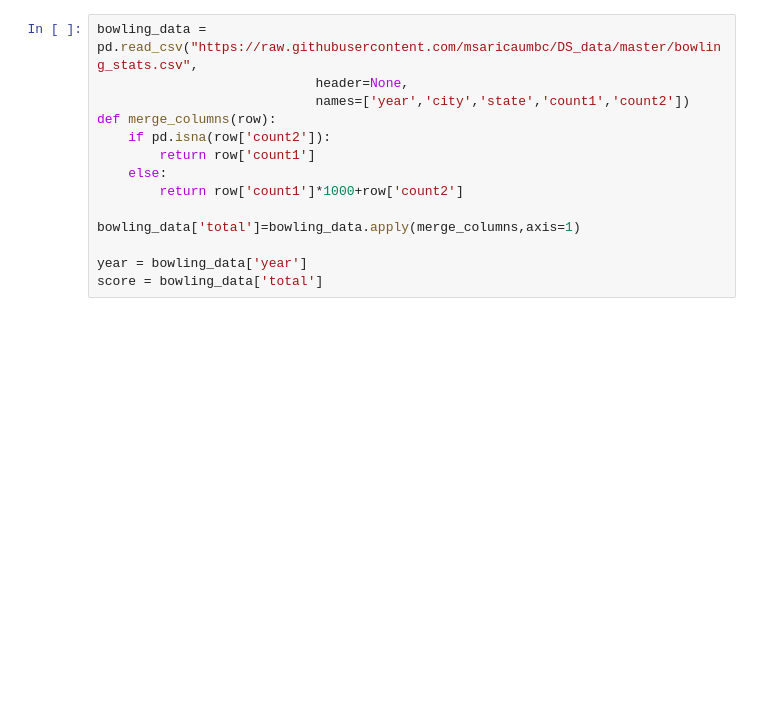
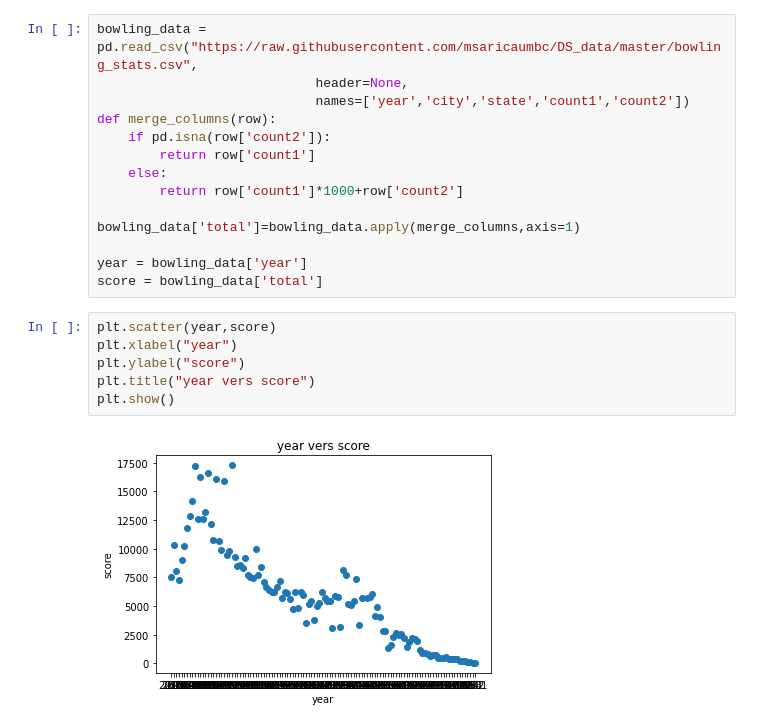
Before and after one commit to muralikrishna02/DS601_Fall22, a Jupyter notebook: Week02/lab/lab2.ipynb, the cells around one changed output. Drawn from its saved outputs; the diff is of its cells as text; blank space fills up the shorter version.

```diff
--- a/Week02/lab/lab2.ipynb
+++ b/Week02/lab/lab2.ipynb
@@ -34,3 +49,11 @@ bowling_data['total']=bowling_data.apply(merge_columns,axis=1)
 
 year = bowling_data['year']
 score = bowling_data['total']
+# %%
+plt.scatter(year,score)
+plt.xlabel("year")
+plt.ylabel("score")
+plt.title("year vers score")
+plt.show()
+# %% [output]
+[figure, added]
```
Also changed, not shown: parts of 3 cells of this notebook.
